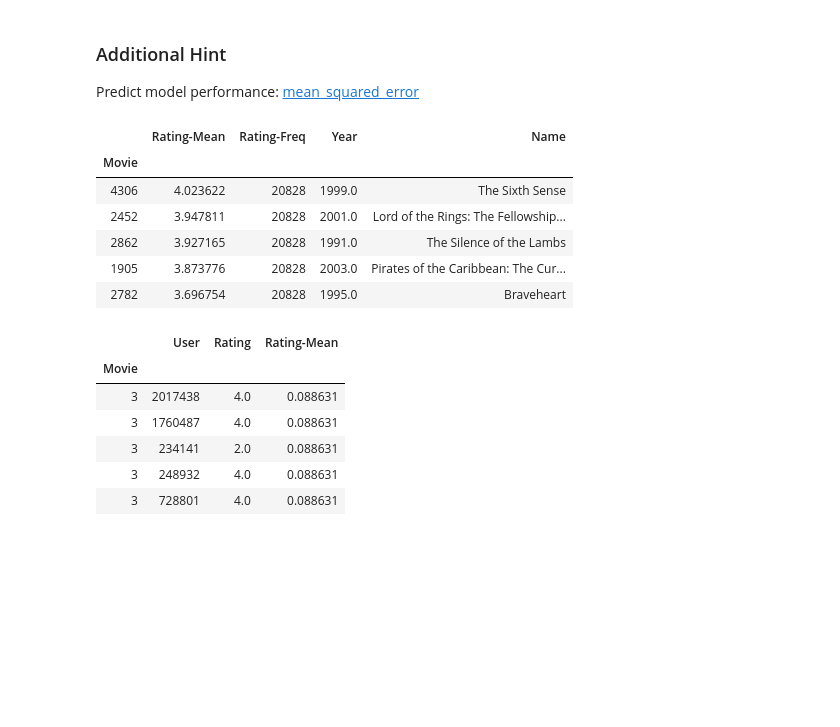
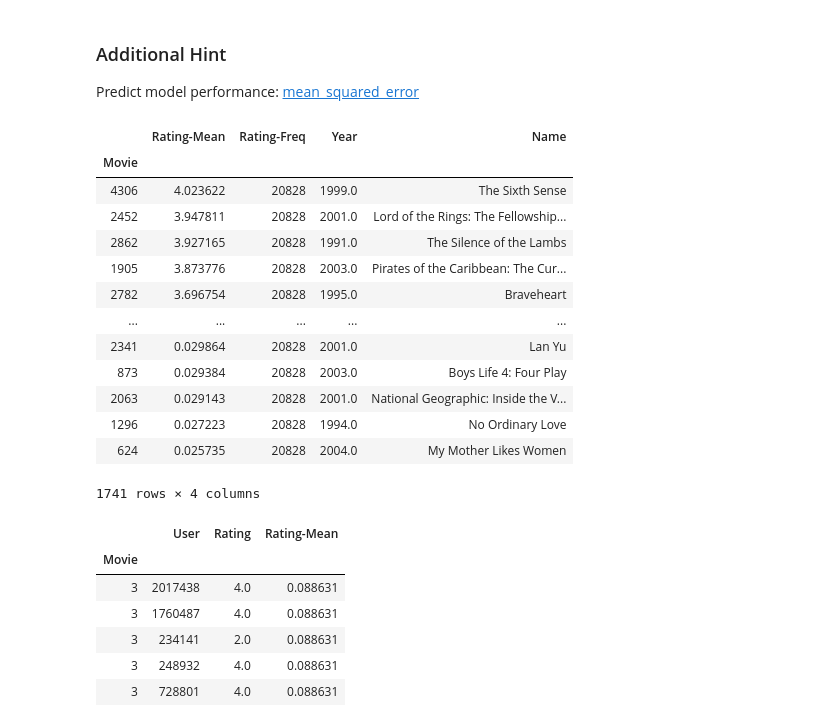
Before and after one commit to narek-g/mec-mini-projects, a Jupyter notebook: mec-17.4.1-recommendation-systems-mini-project/Mini_Project_Recommendation_Systems.ipynb, the cells around one changed output. Cells and saved outputs as stored; diff of their text form; code cells hidden in the pictures; blank space fills up the shorter version.

```diff
--- a/mec-17.4.1-recommendation-systems-mini-project/Mini_Project_Recommendation_Systems.ipynb
+++ b/mec-17.4.1-recommendation-systems-mini-project/Mini_Project_Recommendation_Systems.ipynb
@@ -412,22 +412,29 @@ Predict model performance: [mean_squared_error](https://scikit-learn.org/stable/
 # %%
 # Compute mean rating for all movies
 ratings_mean = df_p.mean(axis=0).sort_values(ascending=False).rename('Rating-Mean').to_frame()
 
 # Compute rating frequencies for all movies
 ratings_count = df_p.count(axis=0).rename('Rating-Freq').to_frame()
 
 # Combine the aggregated dataframes
 combined_df = ratings_mean.join(ratings_count).join(movie_titles)
-combined_df.head(5)
+combined_df
 # combined_df.shape
 # %% [output]
 |  | Rating-Mean | Rating-Freq | Year | Name |
 | Movie |  |  |  |  |
 | 4306 | 4.023622 | 20828 | 1999.0 | The Sixth Sense |
 | 2452 | 3.947811 | 20828 | 2001.0 | Lord of the Rings: The Fellowship... |
 | 2862 | 3.927165 | 20828 | 1991.0 | The Silence of the Lambs |
 | 1905 | 3.873776 | 20828 | 2003.0 | Pirates of the Caribbean: The Cur... |
 | 2782 | 3.696754 | 20828 | 1995.0 | Braveheart |
+| ... | ... | ... | ... | ... |
+| 2341 | 0.029864 | 20828 | 2001.0 | Lan Yu |
+| 873 | 0.029384 | 20828 | 2003.0 | Boys Life 4: Four Play |
+| 2063 | 0.029143 | 20828 | 2001.0 | National Geographic: Inside the V... |
+| 1296 | 0.027223 | 20828 | 1994.0 | No Ordinary Love |
+| 624 | 0.025735 | 20828 | 2004.0 | My Mother Likes Women |
+1741 rows × 4 columns
 # %%
 # Join labels and predictions based on mean movie rating
 predictions_df = df_test.set_index('Movie').join(ratings_mean)
```
Also changed, not shown: parts of 5 cells of this notebook.
